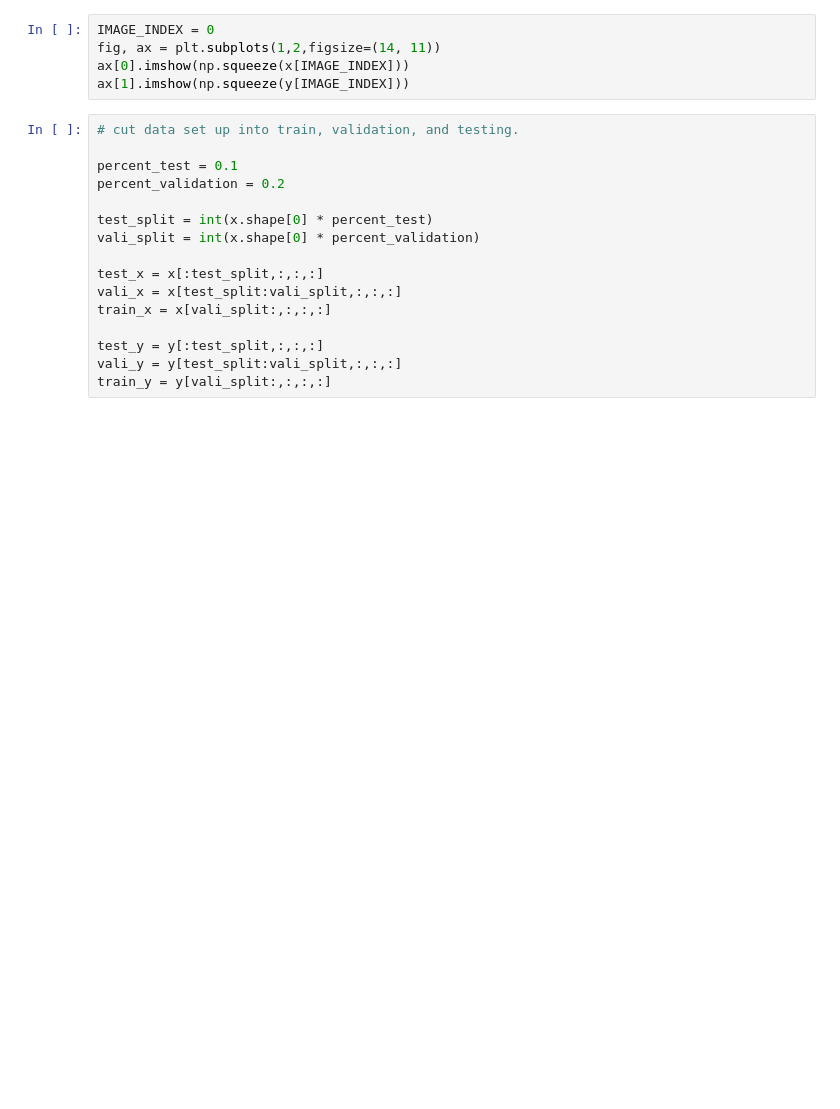
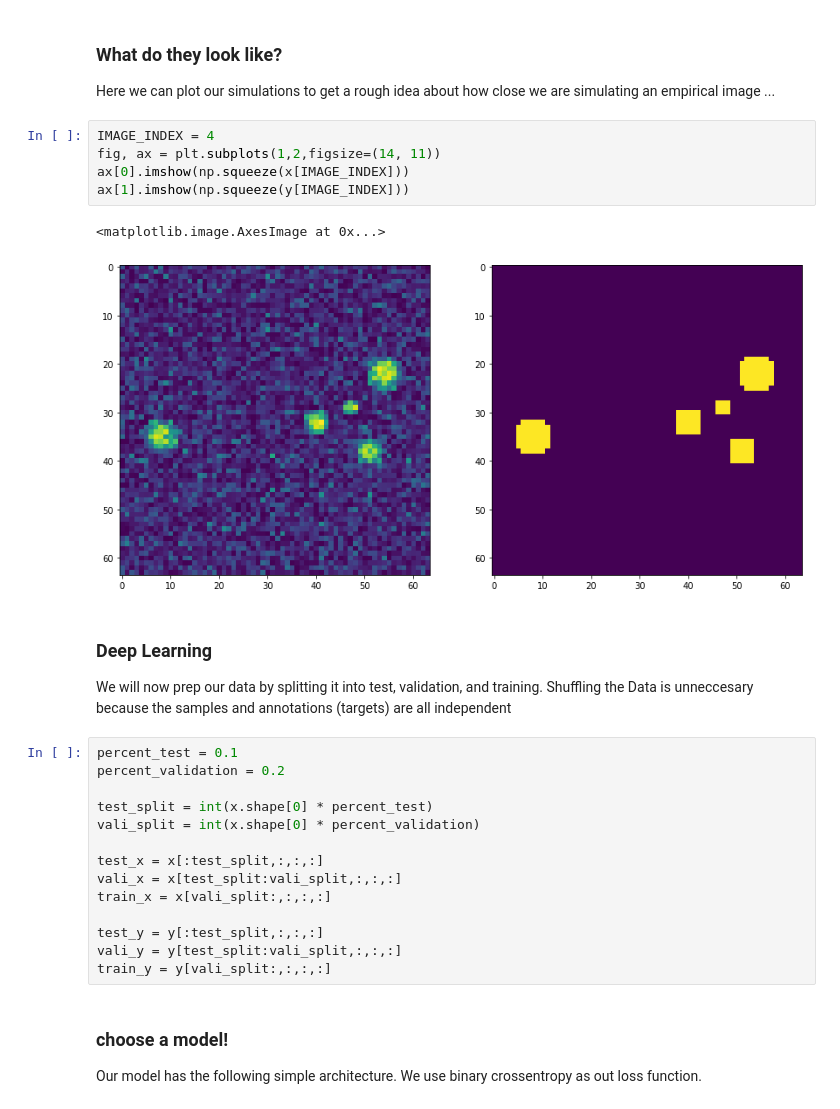
Before and after one commit to jgallowa07/Spot-Detection, a Jupyter notebook: Notebooks/train_spot.ipynb, the cells around one changed output. Drawn from its saved outputs; the diff is of its cells as text; blank space fills up the shorter version.

```diff
--- a/Notebooks/train_spot.ipynb
+++ b/Notebooks/train_spot.ipynb
@@ -70,11 +99,20 @@ ax[1].set_title("Exp Size of radii across Spots")
+# %% [markdown]
+### What do they look like?
+
+Here we can plot our simulations to get a rough idea about how close we are simulating an empirical image ...
 # %%
-IMAGE_INDEX = 0
+IMAGE_INDEX = 4
 fig, ax = plt.subplots(1,2,figsize=(14, 11))
 ax[0].imshow(np.squeeze(x[IMAGE_INDEX]))
 ax[1].imshow(np.squeeze(y[IMAGE_INDEX]))
+# %% [output]
+<matplotlib.image.AxesImage at 0x...>
+[figure, added]
+# %% [markdown]
+### Deep Learning
+
+We will now prep our data by splitting it into test, validation, and training. Shuffling the Data is unneccesary because the samples and annotations (targets) are all independent
 # %%
-# cut data set up into train, validation, and testing.
-
 percent_test = 0.1
 percent_validation = 0.2
 
@@ -88,4 +126,8 @@ train_x = x[vali_split:,:,:,:]
 test_y = y[:test_split,:,:,:]
 vali_y = y[test_split:vali_split,:,:,:]
 train_y = y[vali_split:,:,:,:]
+# %% [markdown]
+### choose a model!
+
+Our model has the following simple architecture. We use binary crossentropy as out loss function.
 # %%
```
Also changed, not shown: parts of 24 cells of this notebook.
